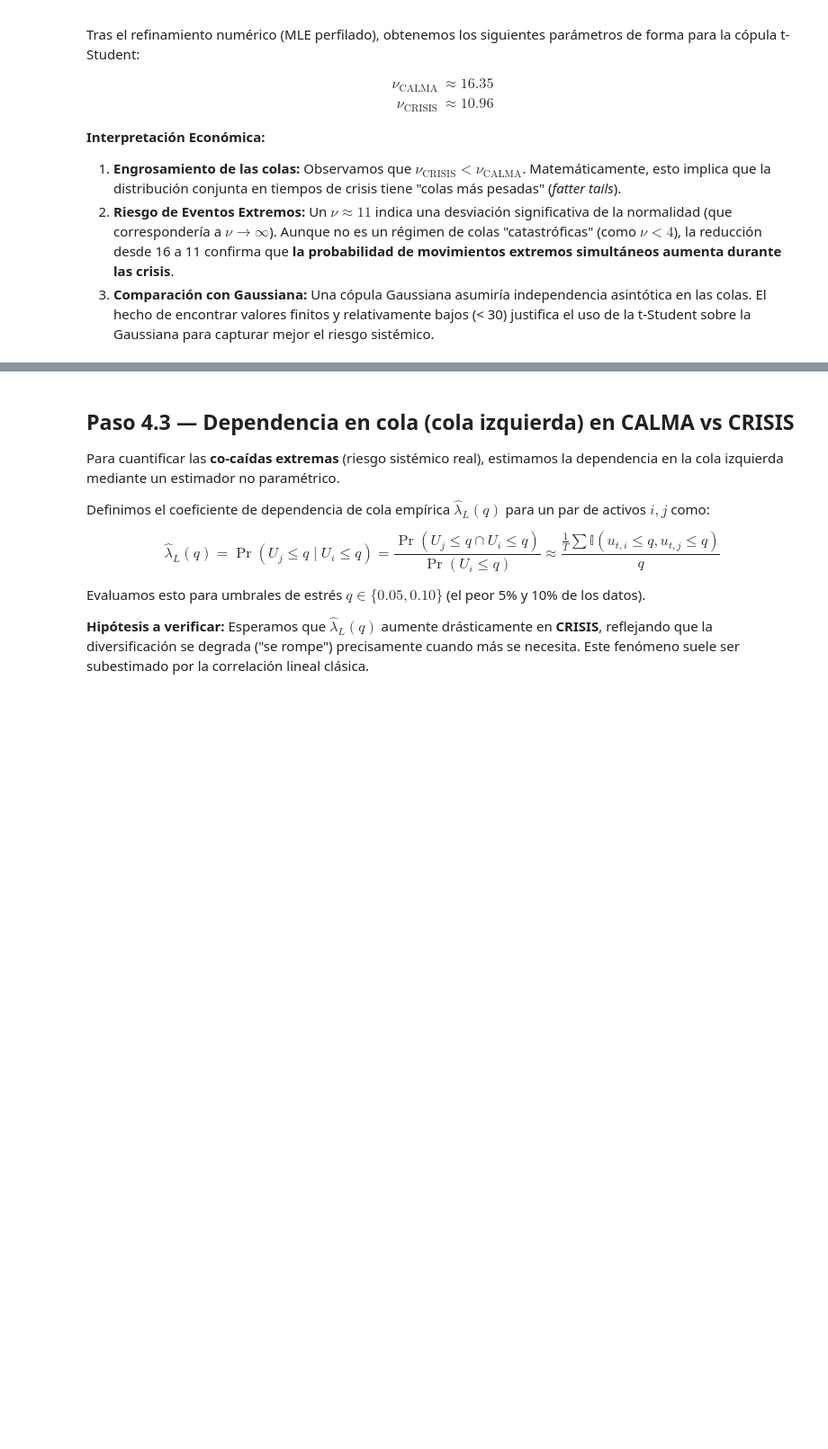
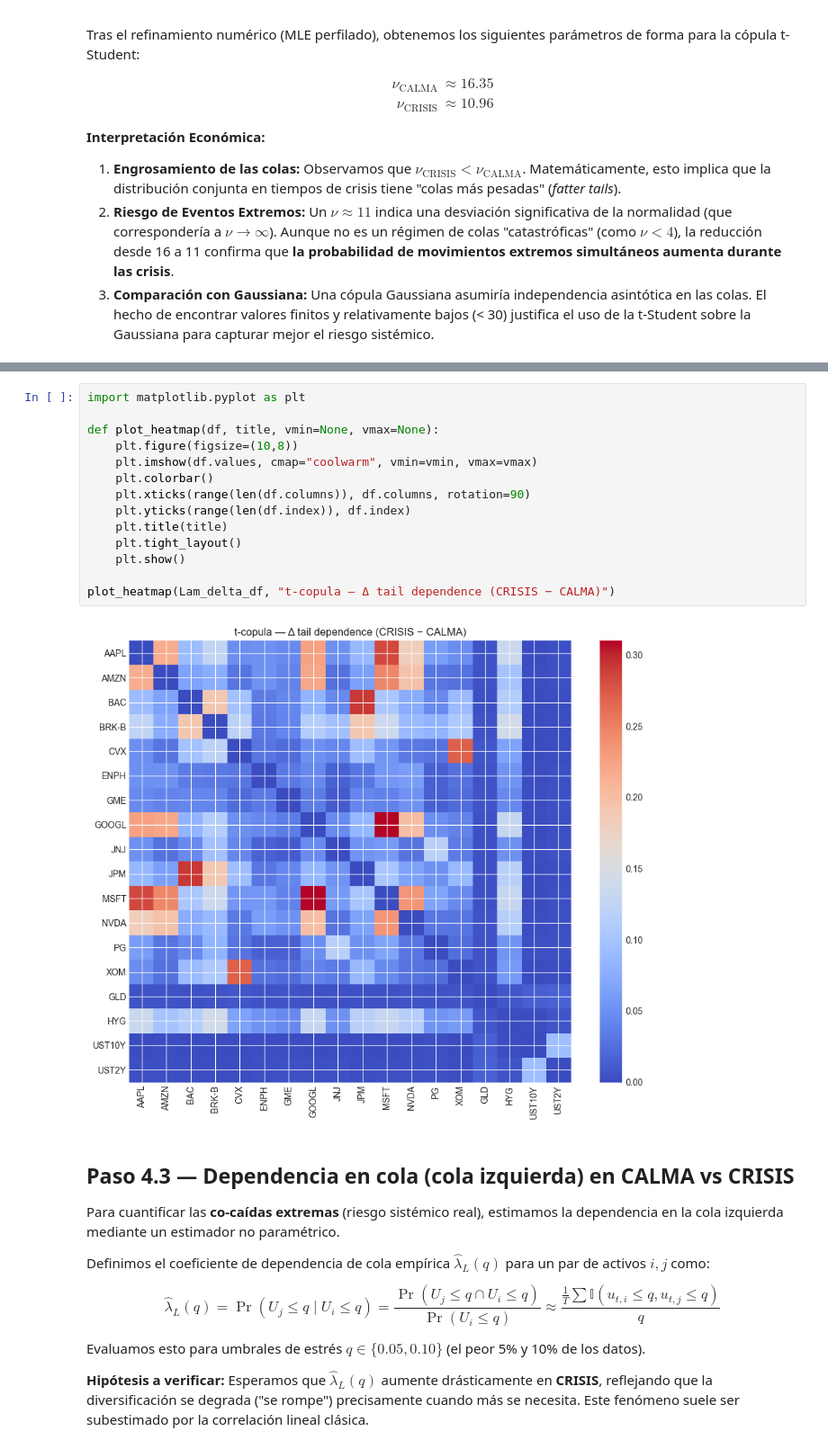
Before and after one commit to marcocorpacriado-pixel/CONTROL_RIESGOS, a Jupyter notebook: notebooks/01_hmm_regimes.ipynb, the cells around one changed output, grey strips where cells are left out. Shown at 90% size. Drawn from its saved outputs; the diff is of its cells as text; blank space fills up the shorter version.

```diff
--- a/notebooks/01_hmm_regimes.ipynb
+++ b/notebooks/01_hmm_regimes.ipynb
@@ -1667,3 +1746,19 @@ $$
+# %%
+import matplotlib.pyplot as plt
+
+def plot_heatmap(df, title, vmin=None, vmax=None):
+    plt.figure(figsize=(10,8))
+    plt.imshow(df.values, cmap="coolwarm", vmin=vmin, vmax=vmax)
+    plt.colorbar()
+    plt.xticks(range(len(df.columns)), df.columns, rotation=90)
+    plt.yticks(range(len(df.index)), df.index)
+    plt.title(title)
+    plt.tight_layout()
+    plt.show()
+
+plot_heatmap(Lam_delta_df, "t-copula — Δ tail dependence (CRISIS − CALMA)")
+# %% [output]
+[figure, added]
 # %% [markdown]
 ## Paso 4.3 — Dependencia en cola (cola izquierda) en CALMA vs CRISIS
 
```
Also changed, not shown: parts of 39 cells of this notebook.
